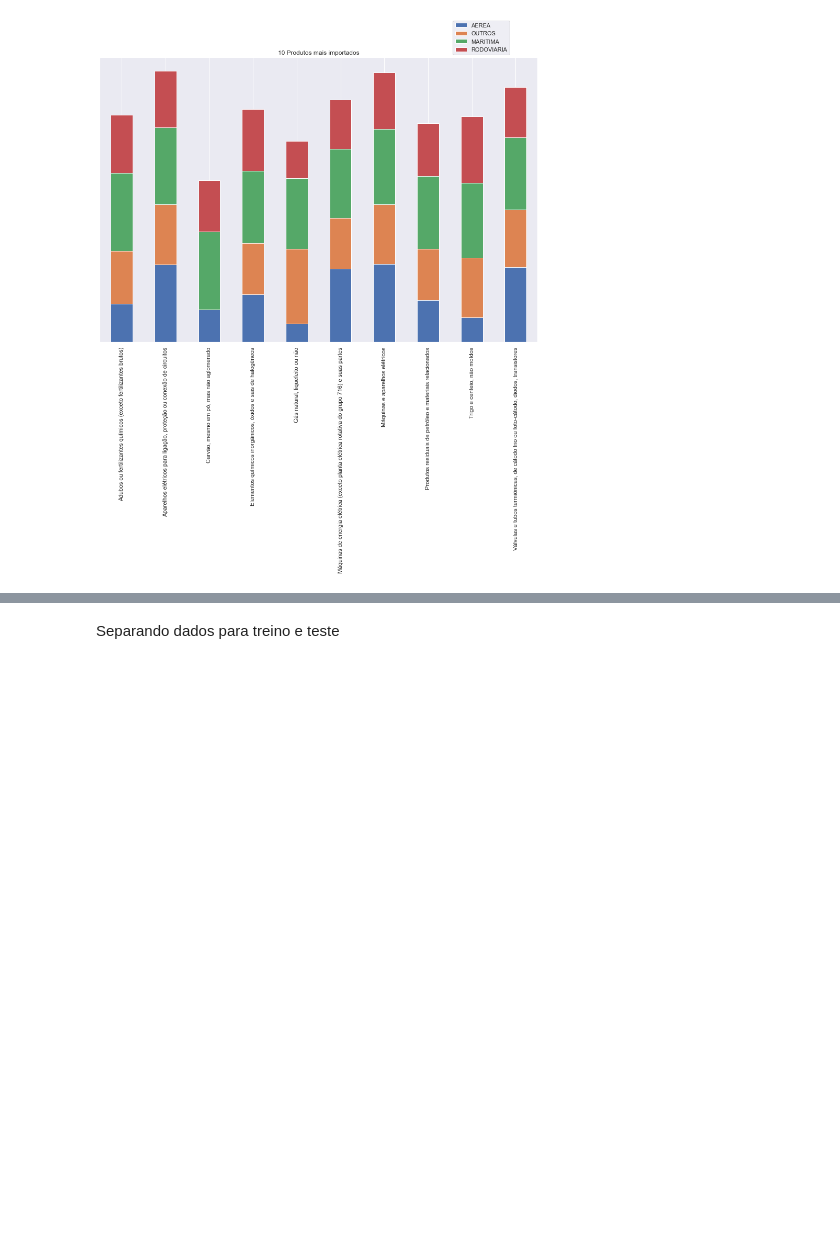
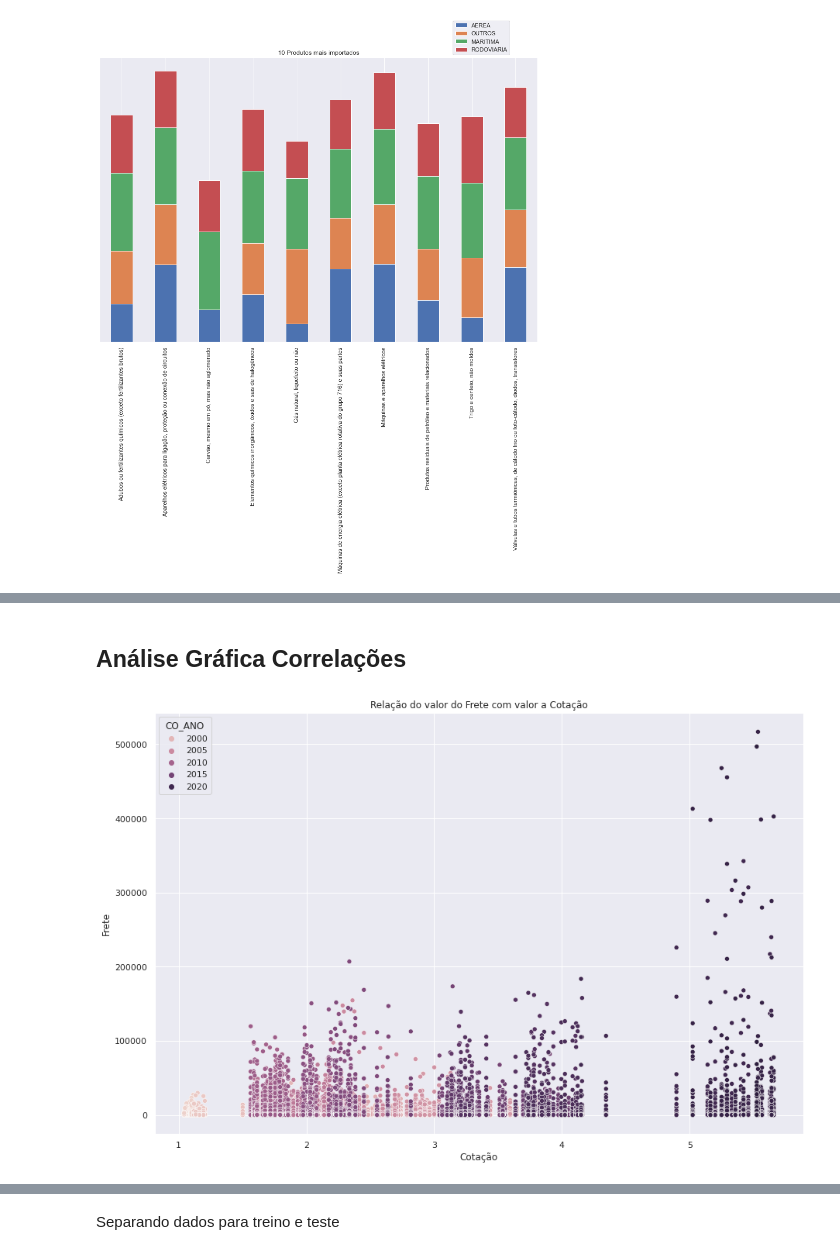
Before and after one commit to Migliorin/Comex-Data-Analysis, a Jupyter notebook: notebooks/analise_dados.ipynb, the cells around one changed output, grey strips where cells are left out. Drawn from its saved outputs; the diff is of its cells as text; code cells hidden in the pictures; blank space fills up the shorter version.

```diff
--- a/notebooks/analise_dados.ipynb
+++ b/notebooks/analise_dados.ipynb
@@ -615,0 +573,3 @@ plot_corr(df_base,5,'VL_FOB')
+# %%
+df_produto.drop(['ano','mes','CO_NCM','CO_UNID','index'],axis=1,inplace=True)
+df_produto.rename({'valor':'COTACAO'},axis=1,inplace=True)
@@ -615,0 +578,3 @@ plot_corr(df_base,5,'VL_FOB')
+# %%
+df_produto = df_produto[df_produto.VL_FRETE != 0]
+df_produto.reset_index(drop=True,inplace=True)
@@ -615,0 +616,13 @@ plot_corr(df_base,5,'VL_FOB')
+# %% [markdown]
+## Análise Gráfica Correlações
+# %%
+fig, ax = plt.subplots(figsize=(15, 10))
+sns.scatterplot(data=df_produto,x='COTACAO',y='VL_FRETE',hue='CO_ANO')
+ax.set_xlabel('Cotação')
+ax.set_ylabel('Frete')
+
+ax.set_title('Relação do valor do Frete com valor a Cotação')
+
+plt.show()
+# %% [output]
+[figure, added]
```
Also changed, not shown: parts of 100 cells of this notebook.
